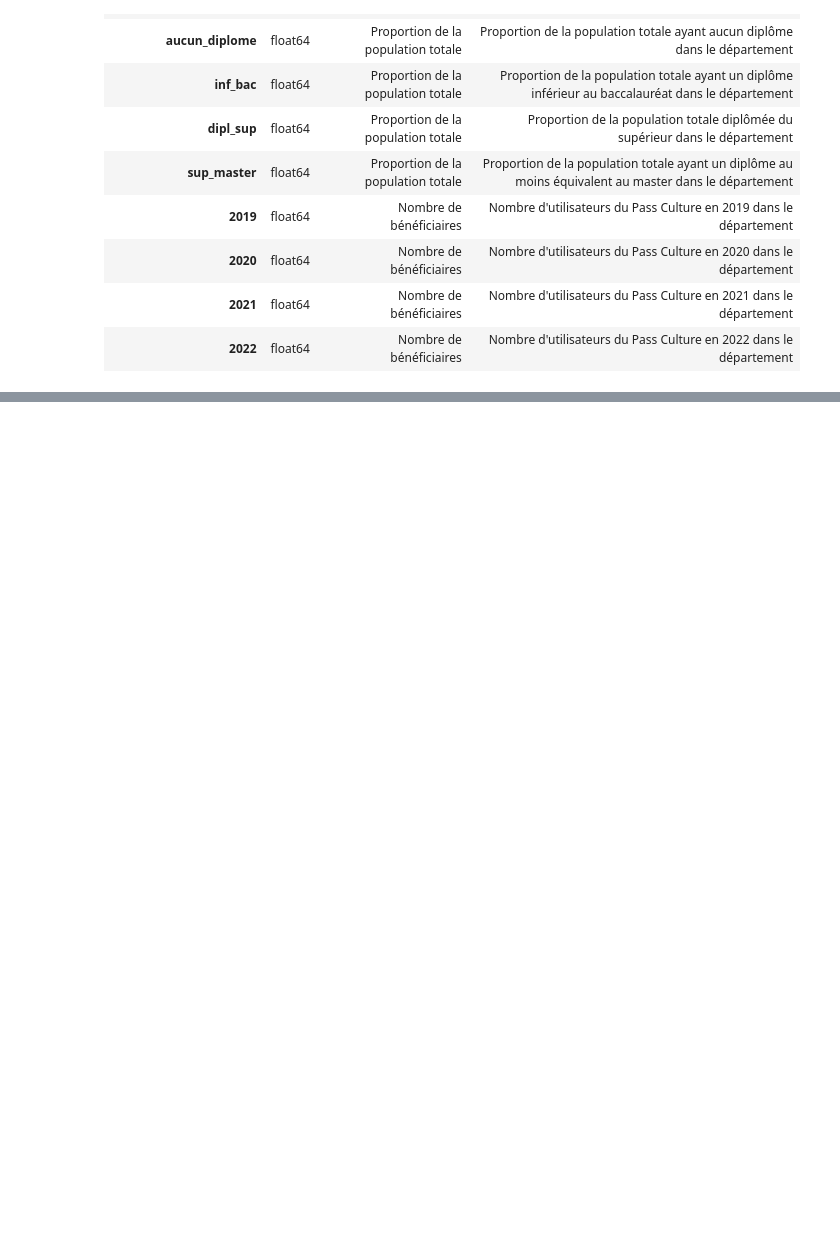
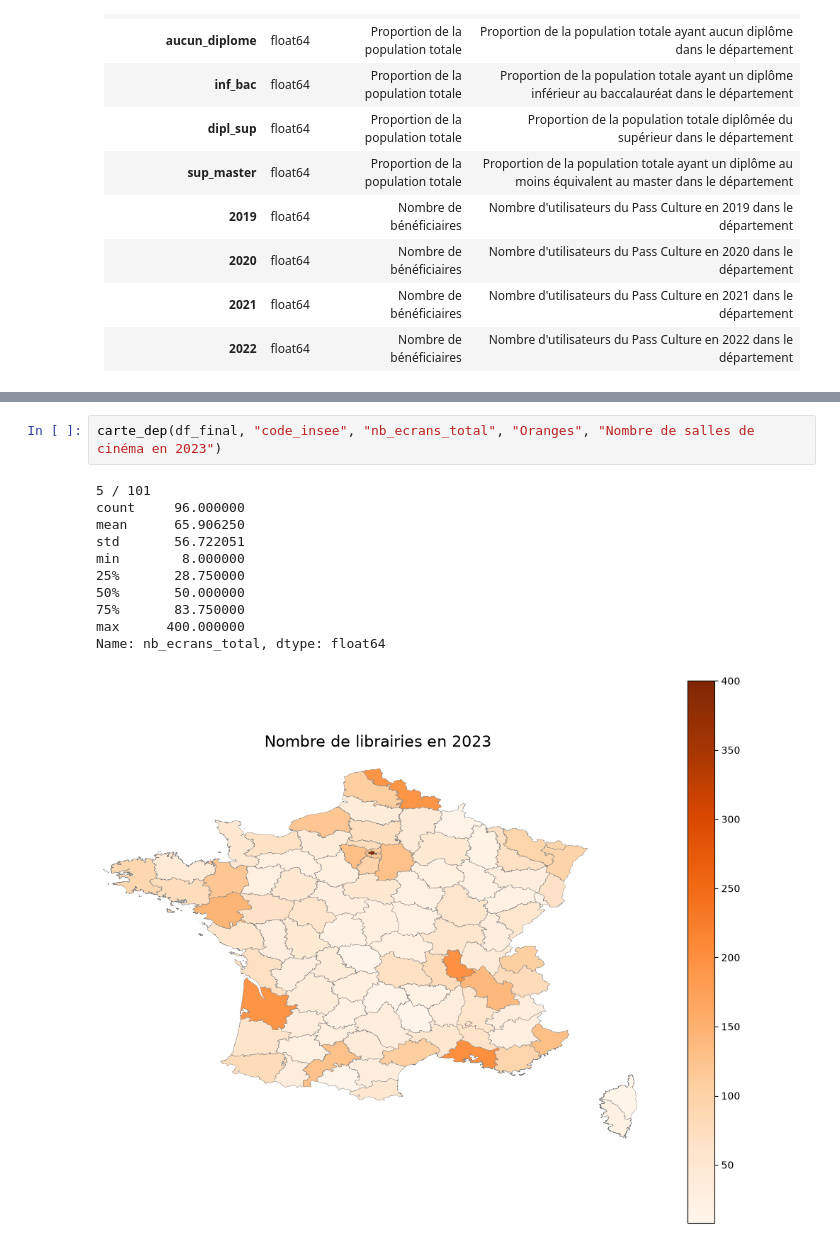
Before and after one commit to heloise1414/Evaluation-Politiques-Publiques-Culturelles, a Jupyter notebook: stats_desc.ipynb, the cells around one changed output, grey strips where cells are left out. Cells and saved outputs as stored; diff of their text form; blank space fills up the shorter version.

```diff
--- a/stats_desc.ipynb
+++ b/stats_desc.ipynb
@@ -205,0 +246,14 @@ Name: 2019, dtype: float64
+# %%
+carte_dep(df_final, "code_insee", "nb_ecrans_total", "Oranges", "Nombre de salles de cinéma en 2023")
+# %% [output]
+5 / 101
+count     96.000000
+mean      65.906250
+std       56.722051
+min        8.000000
+25%       28.750000
+50%       50.000000
+75%       83.750000
+max      400.000000
+Name: nb_ecrans_total, dtype: float64
+[figure, added]
```
Also changed, not shown: parts of 10 cells of this notebook.
